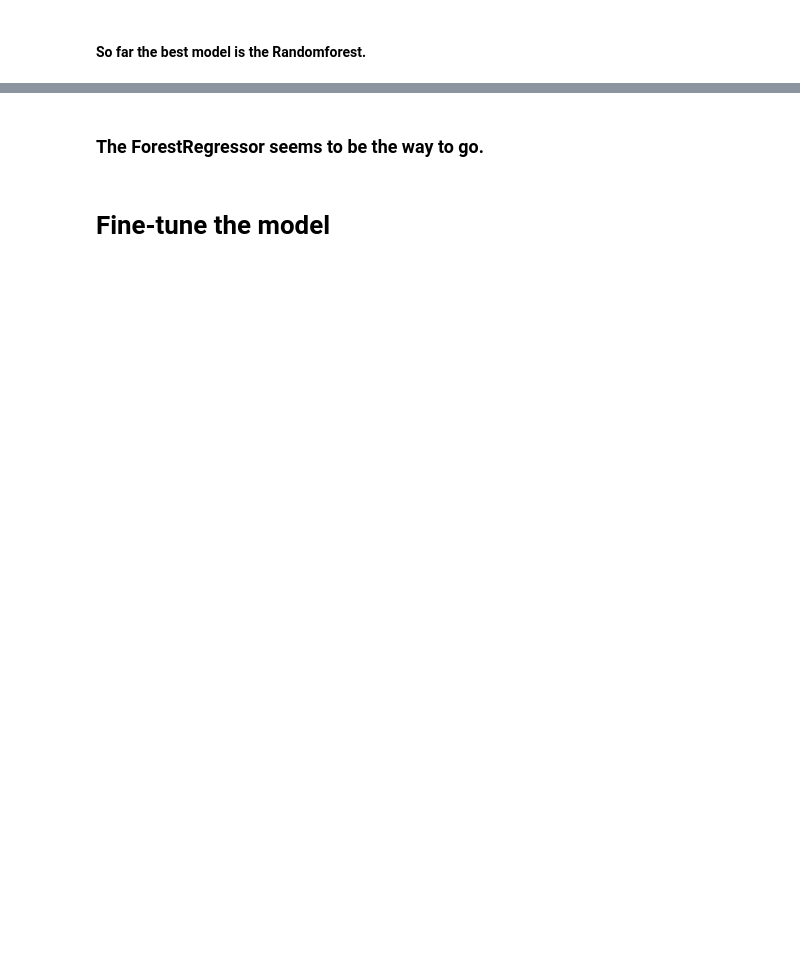
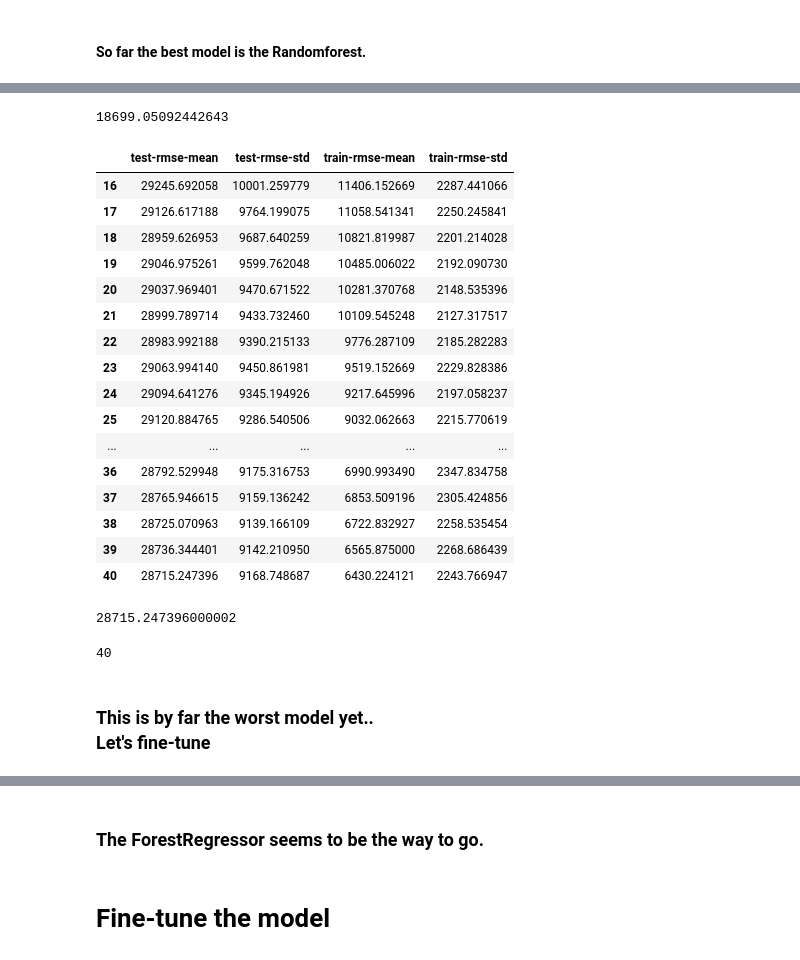
Before and after one commit to 181394/DAT158, a Jupyter notebook: oblig2/Oblig2.ipynb, the cells around one changed output, grey strips where cells are left out. Saved outputs shown, nothing was run; the diff lists cells and outputs as text; code cells hidden in the pictures; blank space fills up the shorter version.

```diff
--- a/oblig2/Oblig2.ipynb
+++ b/oblig2/Oblig2.ipynb
@@ -455,2 +432,59 @@ cbm.fit(train, y_train, eval_set=(test, y_test))
 # %%
 cbm_rmse = cbm.score(train,y_train)
+# %%
+cbm_rmse
+# %% [output]
+18699.05092442643
+# %%
+import xgboost as xgb
+from xgboost import XGBRegressor
+dtrain = xgb.DMatrix(train, label=y_train, nthread=-1)
+dtest = xgb.DMatrix(test, label=y_test, nthread=-1)
+# %%
+params = {
+    'max_depth': 8,
+    'min_child_weight': 10,
+    'subsample': 1,
+    'colsample_bytree': 0.8,
+    'objective': 'reg:linear'
+}
+params['eval_metric'] = 'rmse' # Root Mean square error
+# %%
+num_boost_round = 1500
+early_stopping_rounds = 100
+# %%
+%%capture
+# Added capture to suppress the output
+cv_results = xgb.cv(params, dtrain, num_boost_round=num_boost_round,
+                    early_stopping_rounds=early_stopping_rounds, nfold=3, metrics=params['eval_metric'],
+                    stratified=True, seed=42)
+# %%
+cv_results[-25:]
+# %% [output]
+|  | test-rmse-mean | test-rmse-std | train-rmse-mean | train-rmse-std |
+| 16 | 29245.692058 | 10001.259779 | 11406.152669 | 2287.441066 |
+| 17 | 29126.617188 | 9764.199075 | 11058.541341 | 2250.245841 |
+| 18 | 28959.626953 | 9687.640259 | 10821.819987 | 2201.214028 |
+| 19 | 29046.975261 | 9599.762048 | 10485.006022 | 2192.090730 |
+| 20 | 29037.969401 | 9470.671522 | 10281.370768 | 2148.535396 |
+| 21 | 28999.789714 | 9433.732460 | 10109.545248 | 2127.317517 |
+| 22 | 28983.992188 | 9390.215133 | 9776.287109 | 2185.282283 |
+| 23 | 29063.994140 | 9450.861981 | 9519.152669 | 2229.828386 |
+| 24 | 29094.641276 | 9345.194926 | 9217.645996 | 2197.058237 |
+| 25 | 29120.884765 | 9286.540506 | 9032.062663 | 2215.770619 |
+| ... | ... | ... | ... | ... |
+| 36 | 28792.529948 | 9175.316753 | 6990.993490 | 2347.834758 |
+| 37 | 28765.946615 | 9159.136242 | 6853.509196 | 2305.424856 |
+| 38 | 28725.070963 | 9139.166109 | 6722.832927 | 2258.535454 |
+| 39 | 28736.344401 | 9142.210950 | 6565.875000 | 2268.686439 |
+| 40 | 28715.247396 | 9168.748687 | 6430.224121 | 2243.766947 |
+# %%
+cv_results['test-rmse-mean'].min() # Best result
+# %% [output]
+28715.247396000002
+# %%
+cv_results['test-rmse-mean'].values.argmin() # in round #
+# %% [output]
+40
+# %% [markdown]
+### This is by far the worst model yet.. <br> Let's fine-tune
```
Also changed, not shown: parts of 41 cells of this notebook.
